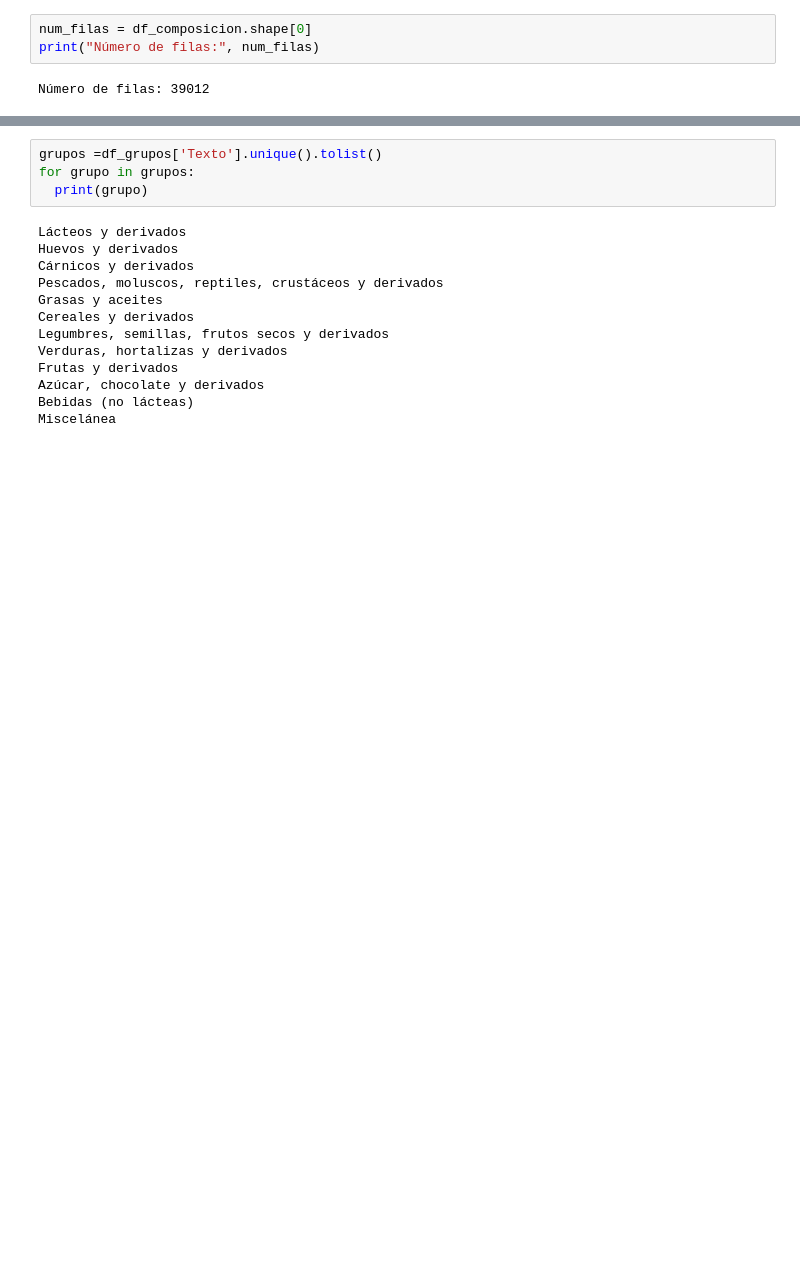
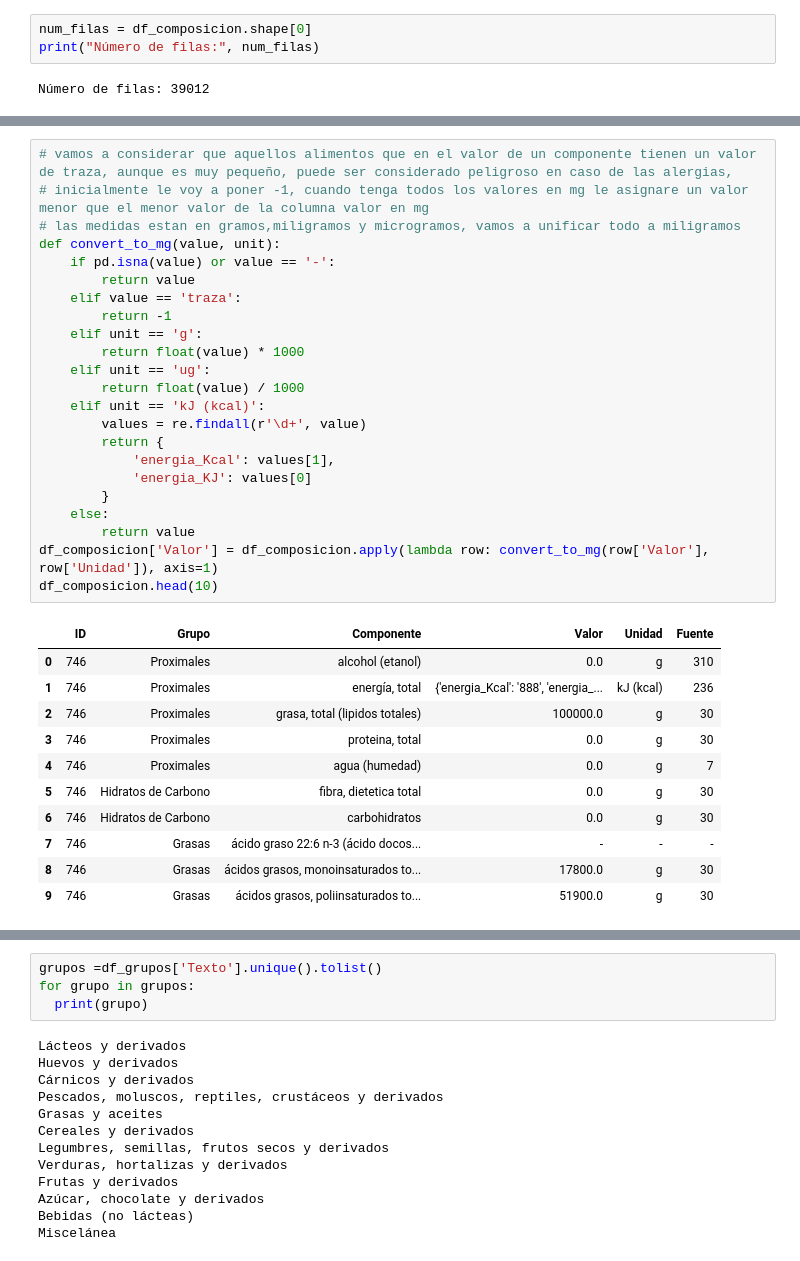
Before and after one commit to joampc/TFM2023, a Jupyter notebook: notebooks/Food_processing.ipynb, the cells around one changed output, grey strips where cells are left out. Cells and saved outputs as stored; diff of their text form; blank space fills up the shorter version.

```diff
--- a/notebooks/Food_processing.ipynb
+++ b/notebooks/Food_processing.ipynb
@@ -80,0 +128,35 @@ Número de filas: 39012
+# %%
+# vamos a considerar que aquellos alimentos que en el valor de un componente tienen un valor de traza, aunque es muy pequeño, puede ser considerado peligroso en caso de las alergias,
+# inicialmente le voy a poner -1, cuando tenga todos los valores en mg le asignare un valor menor que el menor valor de la columna valor en mg
+# las medidas estan en gramos,miligramos y microgramos, vamos a unificar todo a miligramos
+def convert_to_mg(value, unit):
+    if pd.isna(value) or value == '-':
+        return value
+    elif value == 'traza':
+        return -1
+    elif unit == 'g':
+        return float(value) * 1000
+    elif unit == 'ug':
+        return float(value) / 1000
+    elif unit == 'kJ (kcal)':
+        values = re.findall(r'\d+', value)
+        return {
+            'energia_Kcal': values[1],
+            'energia_KJ': values[0]
+        }
+    else:
+        return value
+df_composicion['Valor'] = df_composicion.apply(lambda row: convert_to_mg(row['Valor'], row['Unidad']), axis=1)
+df_composicion.head(10)
+# %% [output]
+|  | ID | Grupo | Componente | Valor | Unidad | Fuente |
+| 0 | 746 | Proximales | alcohol (etanol) | 0.0 | g | 310 |
+| 1 | 746 | Proximales | energía, total | {'energia_Kcal': '888', 'energia_... | kJ (kcal) | 236 |
+| 2 | 746 | Proximales | grasa, total (lipidos totales) | 100000.0 | g | 30 |
+| 3 | 746 | Proximales | proteina, total | 0.0 | g | 30 |
+| 4 | 746 | Proximales | agua (humedad) | 0.0 | g | 7 |
+| 5 | 746 | Hidratos de Carbono | fibra, dietetica total | 0.0 | g | 30 |
+| 6 | 746 | Hidratos de Carbono | carbohidratos | 0.0 | g | 30 |
+| 7 | 746 | Grasas | ácido graso 22:6 n-3 (ácido docos... | - | - | - |
+| 8 | 746 | Grasas | ácidos grasos, monoinsaturados to... | 17800.0 | g | 30 |
+| 9 | 746 | Grasas | ácidos grasos, poliinsaturados to... | 51900.0 | g | 30 |
```
Also changed, not shown: parts of 19 cells of this notebook.
